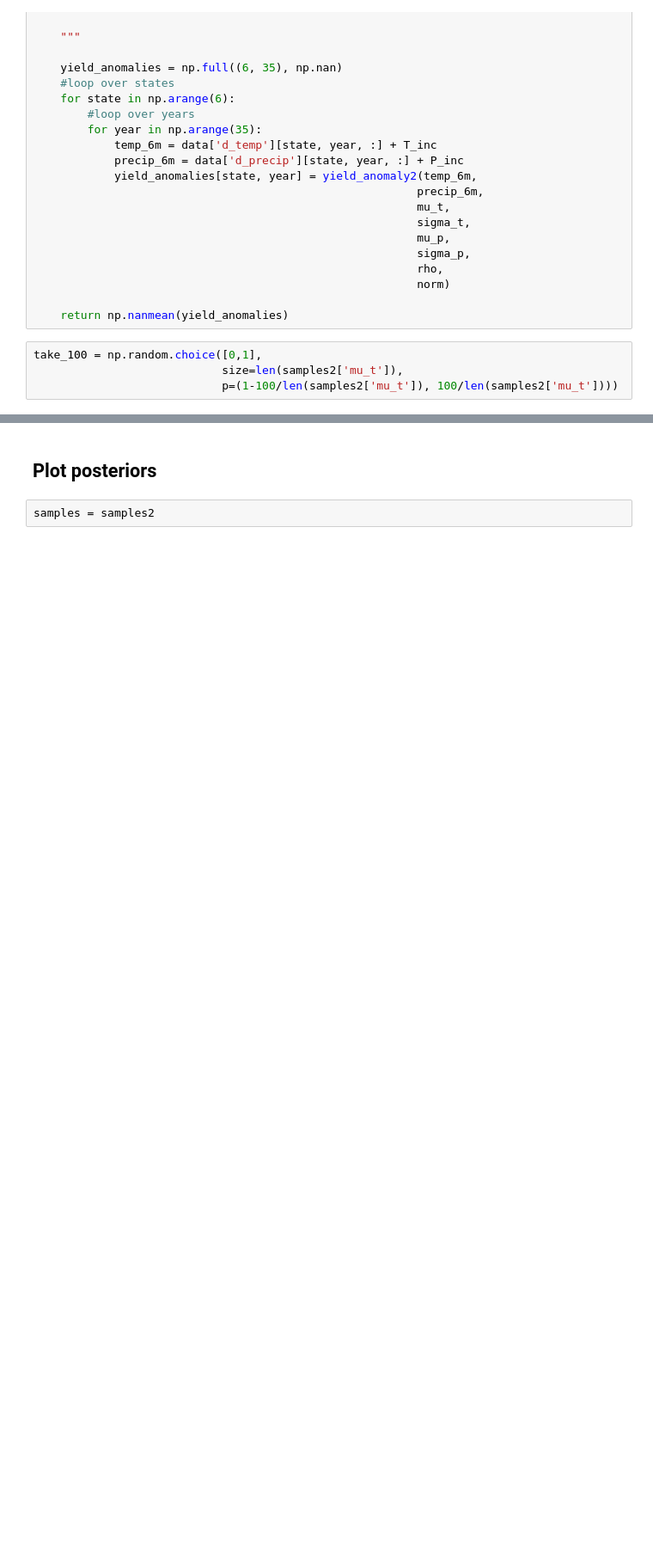
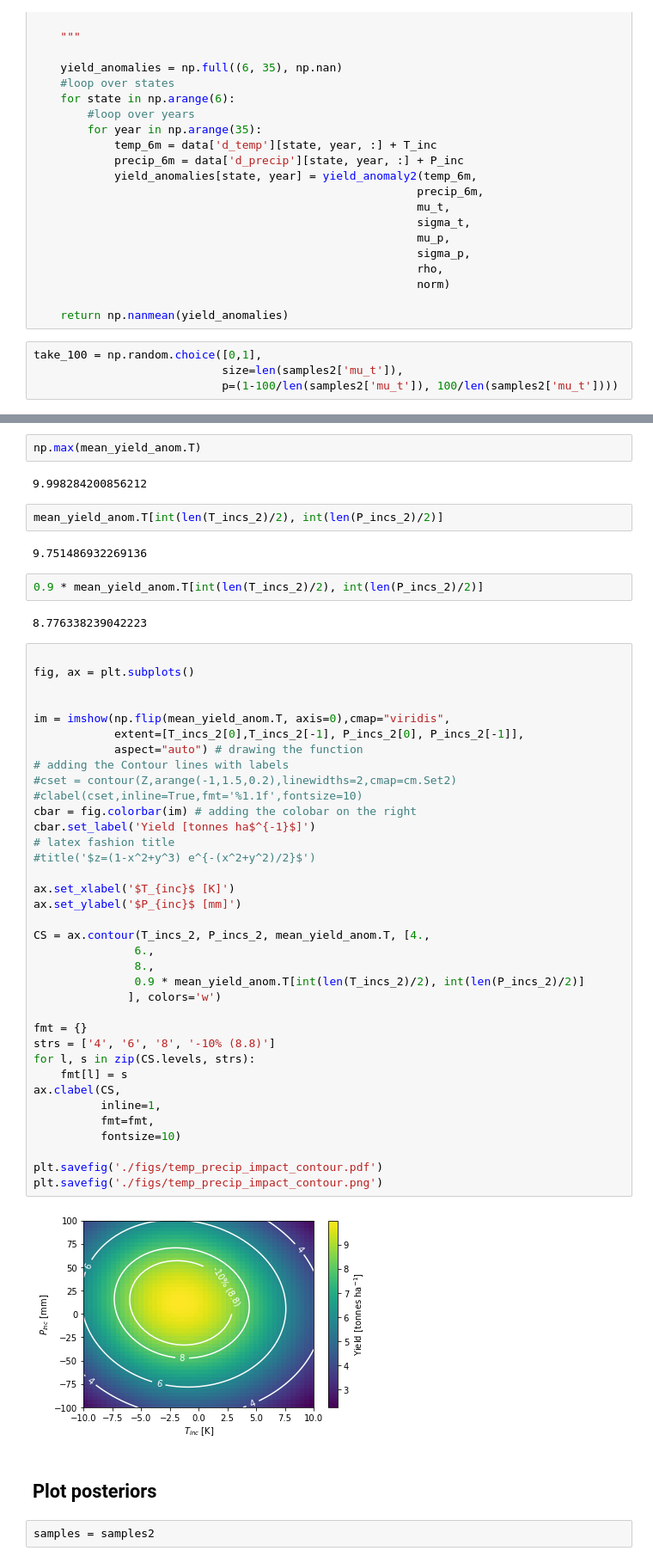
Before and after one commit to AnisaAubin/facynation, a Jupyter notebook: 6_Warming_impact.ipynb, the cells around one changed output, grey strips where cells are left out. Shown at 86% size. Cells and saved outputs as stored; diff of their text form; blank space fills up the shorter version.

```diff
--- a/6_Warming_impact.ipynb
+++ b/6_Warming_impact.ipynb
@@ -965,3 +1080,53 @@ plt.savefig('./figs/temp_precip_impact.png')
+# %%
+np.max(mean_yield_anom.T)
+# %% [output]
+9.998284200856212
+# %%
+mean_yield_anom.T[int(len(T_incs_2)/2), int(len(P_incs_2)/2)]
+# %% [output]
+9.751486932269136
+# %%
+0.9 * mean_yield_anom.T[int(len(T_incs_2)/2), int(len(P_incs_2)/2)]
+# %% [output]
+8.776338239042223
+# %%
+
+fig, ax = plt.subplots()
+
+
+im = imshow(np.flip(mean_yield_anom.T, axis=0),cmap="viridis",
+            extent=[T_incs_2[0],T_incs_2[-1], P_incs_2[0], P_incs_2[-1]],
+            aspect="auto") # drawing the function
+# adding the Contour lines with labels
+#cset = contour(Z,arange(-1,1.5,0.2),linewidths=2,cmap=cm.Set2)
+#clabel(cset,inline=True,fmt='%1.1f',fontsize=10)
+cbar = fig.colorbar(im) # adding the colobar on the right
+cbar.set_label('Yield [tonnes ha$^{-1}$]')
+# latex fashion title
+#title('$z=(1-x^2+y^3) e^{-(x^2+y^2)/2}$')
+
+ax.set_xlabel('$T_{inc}$ [K]')
+ax.set_ylabel('$P_{inc}$ [mm]')
+
+CS = ax.contour(T_incs_2, P_incs_2, mean_yield_anom.T, [4.,
+               6.,
+               8.,
+               0.9 * mean_yield_anom.T[int(len(T_incs_2)/2), int(len(P_incs_2)/2)]
+              ], colors='w')
+
+fmt = {}
+strs = ['4', '6', '8', '-10% (8.8)']
+for l, s in zip(CS.levels, strs):
+    fmt[l] = s
+ax.clabel(CS,
+          inline=1,
+          fmt=fmt,
+          fontsize=10)
+
+plt.savefig('./figs/temp_precip_impact_contour.pdf')
+plt.savefig('./figs/temp_precip_impact_contour.png')
+# %% [output]
+[figure, added]
 # %% [markdown]
 ## Plot posteriors
 # %%
```
Also changed, not shown: parts of 14 cells of this notebook, 2 other files.
